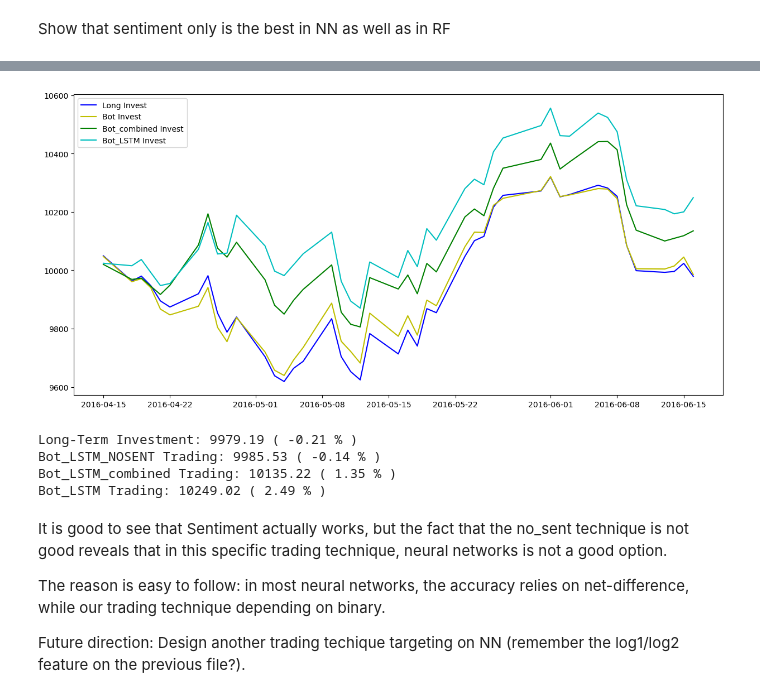
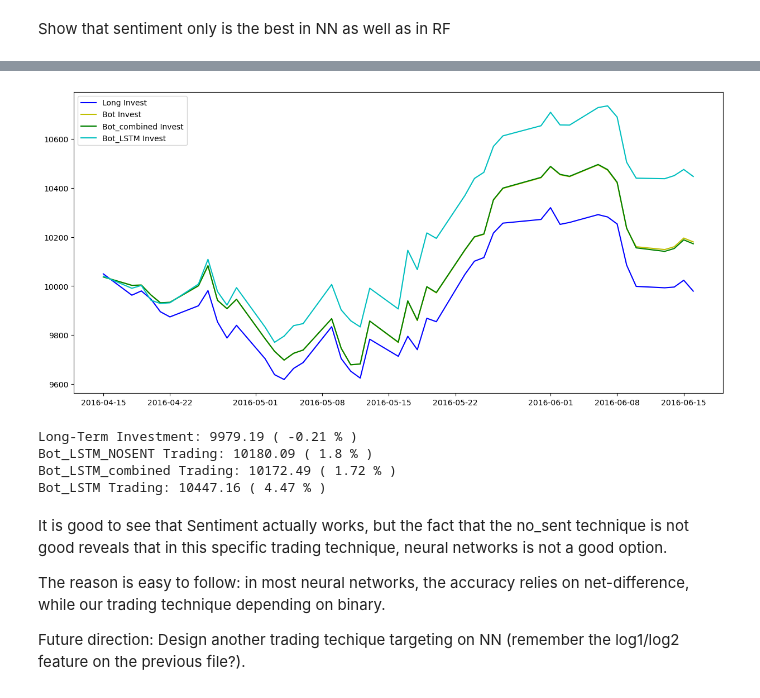
Before and after one commit to HiggsP10/Stock_pred, a Jupyter notebook: models.ipynb, the cells around one changed output, grey strips where cells are left out. Cells and saved outputs as stored; diff of their text form; code cells hidden in the pictures.

```diff
--- a/models.ipynb
+++ b/models.ipynb
@@ -59,7 +60,17 @@ stocks
 Show that Sentiment only is the best in Random Forest and NN can not compete with Random Forest in Classification
 # %%
 #Prepare the train/test. We do 0.5/0.5 here to reveal the growing process of the stock
+scaler = MinMaxScaler()
 stocks = stocks.sort_values(['Date', 'Ticker'])
+stocks['Sentiment_Weighted_Scaled'] = scaler.fit_transform(stocks[['Sentiment_Weighted']])
+stocks['Sentiment_mean_Scaled'] = scaler.fit_transform(stocks[['Sentiment_mean']])
+stocks['Tweets_Scaled'] = scaler.fit_transform(stocks[['Tweets']])
+stocks['Tweets_mean_Scaled'] = scaler.fit_transform(stocks[['Tweets_mean']])
+stocks['Adj Close_Scaled'] = scaler.fit_transform(stocks[['Adj Close']])
+stocks['Volume_Scaled'] = scaler.fit_transform(stocks[['Volume']])
+stocks['Low_Scaled'] = scaler.fit_transform(stocks[['Low']])
+stocks['High_Scaled'] = scaler.fit_transform(stocks[['High']])
+stocks['Open_Scaled'] = scaler.fit_transform(stocks[['Open']])
 #This is essential for Neural Networks as it is unable to treat binary classification. So we want to emphasis the sign difference
 stocks['Shifted_Percent_Change'] = [numpy.sign(x) * (100 + numpy.abs(x)) for x in stocks['Percent_Change']]
 model = RandomForestClassifier(random_state=1)
@@ -145,15 +156,15 @@ d_val = d_train.loc[d_train['Date'] >= datetime.datetime(year=2016, month=4, day
 d_train = stocks.loc[stocks['Date'] < datetime.datetime(year=2016, month=4, day=12)].reset_index(drop=True)
 
 # Remove extra columns from train data
-X_train = d_train[['Sentiment_Weighted', 'Sentiment_mean', 'Tweets', 'Tweets_mean']].values
+X_train = d_train[['Sentiment_Weighted', 'Sentiment_mean', 'Tweets_Scaled', 'Tweets_mean_Scaled']].values
 y_train = d_train['Shifted_Percent_Change'].values
 
 # Remove extra solumns from val data
-X_val = d_val[['Sentiment_Weighted', 'Sentiment_mean', 'Tweets', 'Tweets_mean']].values
+X_val = d_val[['Sentiment_Weighted', 'Sentiment_mean', 'Tweets_Scaled', 'Tweets_mean_Scaled']].values
 y_val = d_val['Shifted_Percent_Change'].values
 
 # Remove extra solumns from test data
-X_test = d_test[['Sentiment_Weighted', 'Sentiment_mean', 'Tweets', 'Tweets_mean']].values
+X_test = d_test[['Sentiment_Weighted', 'Sentiment_mean', 'Tweets_Scaled', 'Tweets_mean_Scaled']].values
 y_test = d_test['Shifted_Percent_Change'].values
 
 #Use relu here for activation
@@ -282,16 +304,15 @@ Show that sentiment only is the best in NN as well as in RF
 # %%
 #For no_sent model
 # Remove extra columns from train data
-X_train = d_train[["Adj Close", "Volume", "Low", "High", "Open"]].values
+X_train = d_train[["Adj Close_Scaled", "Volume_Scaled", "Low_Scaled", "High_Scaled", "Open_Scaled"]].values
 y_train = d_train['Shifted_Percent_Change'].values
 
 # Remove extra solumns from val data
-X_val = d_val[["Adj Close", "Volume", "Low", "High", "Open"]].values
+X_val = d_val[["Adj Close_Scaled", "Volume_Scaled", "Low_Scaled", "High_Scaled", "Open_Scaled"]].values
 y_val = d_val['Shifted_Percent_Change'].values
 
 # Remove extra solumns from test data
-X_test = d_test[["Adj Close", "Volume", "Low", "High", "Open"]].values
-y_test = d_test['Shifted_Percent_Change'].values
+X_test = d_test[["Adj Close_Scaled", "Volume_Scaled", "Low_Scaled", "High_Scaled", "Open_Scaled"]].values
 y_test = d_test['Shifted_Percent_Change'].values
 model = Sequential([layers.Input((3, 1)),
                     layers.LSTM(64),
@@ -331,15 +364,15 @@ d_test['LSTM_Predict_nosent'] = test_predictions_nosent
 # %%
 #For mixed model
 # Remove extra columns from train data
-X_train = d_train[["Adj Close", "Volume", "Low", "High", "Open",'Sentiment_Weighted', 'Sentiment_mean', 'Tweets', 'Tweets_mean']].values
+X_train = d_train[["Adj Close_Scaled", "Volume_Scaled", "Low_Scaled", "High_Scaled", "Open_Scaled",'Sentiment_Weighted', 'Sentiment_mean', 'Tweets_Scaled', 'Tweets_mean_Scaled']].values
 y_train = d_train['Shifted_Percent_Change'].values
 
 # Remove extra solumns from test data
-X_val = d_val[["Adj Close", "Volume", "Low", "High", "Open",'Sentiment_Weighted', 'Sentiment_mean', 'Tweets', 'Tweets_mean']].values
+X_val = d_val[["Adj Close_Scaled", "Volume_Scaled", "Low_Scaled", "High_Scaled", "Open_Scaled",'Sentiment_Weighted', 'Sentiment_mean', 'Tweets_Scaled', 'Tweets_mean_Scaled']].values
 y_val = d_val['Shifted_Percent_Change'].values
 
 # Remove extra solumns from test data
-X_test = d_test[["Adj Close", "Volume", "Low", "High", "Open",'Sentiment_Weighted', 'Sentiment_mean', 'Tweets', 'Tweets_mean']].values
+X_test = d_test[["Adj Close_Scaled", "Volume_Scaled", "Low_Scaled", "High_Scaled", "Open_Scaled",'Sentiment_Weighted', 'Sentiment_mean', 'Tweets_Scaled', 'Tweets_mean_Scaled']].values
 y_test = d_test['Shifted_Percent_Change'].values
 model = Sequential([layers.Input((3, 1)),
                     layers.LSTM(64),
@@ -410,8 +443,7 @@ for date in dates:
     bot_LSTM_capital = bot_LSTM_capital + (bot_LSTM_capital/(len(temp)+len(temp1)) * (temp['Percent_Change']/100)).sum() + (bot_LSTM_capital/(len(temp)+len(temp1)) * (temp1['Percent_Change']/100)).sum()
 
     # Calculate profit from using the No_sent bot to determine what stocks to invest in
-    t = (k*statistics.stdev(d_test['LSTM_Predict_nosent']))+d_test['LSTM_Predict_nosent'].mean()
-    d_test['LSTM_Predict_nosent_Bin'] = pd.cut(d_test['LSTM_Predict_nosent'], [-10000, 0, t, 10000], labels=[0, 1, 2])
+    d_test['LSTM_Predict_nosent_Bin'] = pd.cut(d_test['LSTM_Predict_nosent'], [-10000, 0, 2, 10000], labels=[0, 1, 2])
     temp = d_test[d_test['Date']==date]
     temp = temp[temp['LSTM_Predict_nosent_Bin']>0]
     temp1 = temp[temp['LSTM_Predict_nosent_Bin']>1]
@@ -419,38 +451,38 @@ for date in dates:
 
     # Calculate profit from using the Mixed bot to determine what stocks to invest in
     t = (k*statistics.stdev(d_test['LSTM_Predict_mixed']))+d_test['LSTM_Predict_mixed'].mean()
     d_test['LSTM_Predict_mixed_Bin'] = pd.cut(d_test['LSTM_Predict_mixed'], [-10000, 0, t, 10000], labels=[0, 1, 2])
     temp = d_test[d_test['Date']==date]
     temp = temp[temp['LSTM_Predict_mixed_Bin']>0]
     temp1 = temp[temp['LSTM_Predict_mixed_Bin']>1]
     bot_LSTM_mixed_capital = bot_LSTM_mixed_capital + (bot_LSTM_mixed_capital/(len(temp)+len(temp1)) * (temp['Percent_Change']/100)).sum() + (bot_LSTM_mixed_capital/(len(temp)+len(temp1)) * (temp1['Percent_Change']/100)).sum()
 
     # Keep track of the account totals ove time
     longs.append(long_capital)
     bots.append(bot_LSTM_nosent_capital)
     bots_combined.append(bot_LSTM_mixed_capital)
     bots_LSTM.append(bot_LSTM_capital)
 
 # Plot the accounts balances over time
 plt.figure(figsize=(15,7))
 plt.plot(dates, longs[1:], c='b', label='Long Invest')
 plt.plot(dates, bots[1:], c='y', label='Bot Invest')
 plt.plot(dates, bots_combined[1:], c='g', label='Bot_combined Invest')
 plt.plot(dates, bots_LSTM[1:], c='c', label='Bot_LSTM Invest')
 plt.legend()
 plt.show()
 
 # Show the return from each account over time
 print('Long-Term Investment:', round(longs[-1],2), '(', round((longs[-1]-longs[0])/longs[0]*100,2), '% )')
 print('Bot_LSTM_NOSENT Trading:', round(bots[-1],2), '(', round((bots[-1]-bots[0])/bots[0]*100,2), '% )')
 print('Bot_LSTM_combined Trading:', round(bots_combined[-1],2), '(', round((bots_combined[-1]-bots_combined[0])/bots_combined[0]*100,2), '% )')
 print('Bot_LSTM Trading:', round(bots_LSTM[-1],2), '(', round((bots_LSTM[-1]-bots_LSTM[0])/bots_LSTM[0]*100,2), '% )')
 # %% [output]
-[figure, old version]
+[figure, new version]
 Long-Term Investment: 9979.19 ( -0.21 % )
-Bot_LSTM_NOSENT Trading: 9985.53 ( -0.14 % )
-Bot_LSTM_combined Trading: 10135.22 ( 1.35 % )
-Bot_LSTM Trading: 10249.02 ( 2.49 % )
+Bot_LSTM_NOSENT Trading: 10180.09 ( 1.8 % )
+Bot_LSTM_combined Trading: 10172.49 ( 1.72 % )
+Bot_LSTM Trading: 10447.16 ( 4.47 % )
 # %% [markdown]
 It is good to see that Sentiment actually works, but the fact that the no_sent technique is not good reveals that in this specific trading technique, neural networks is not a good option.
 
```
Also changed, not shown: parts of 11 cells of this notebook, 1 other file.
